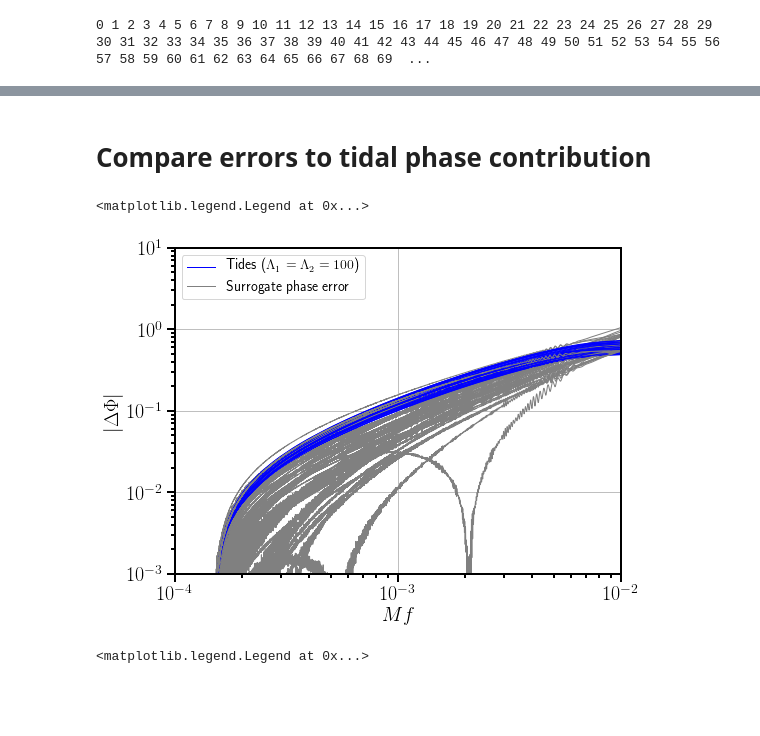
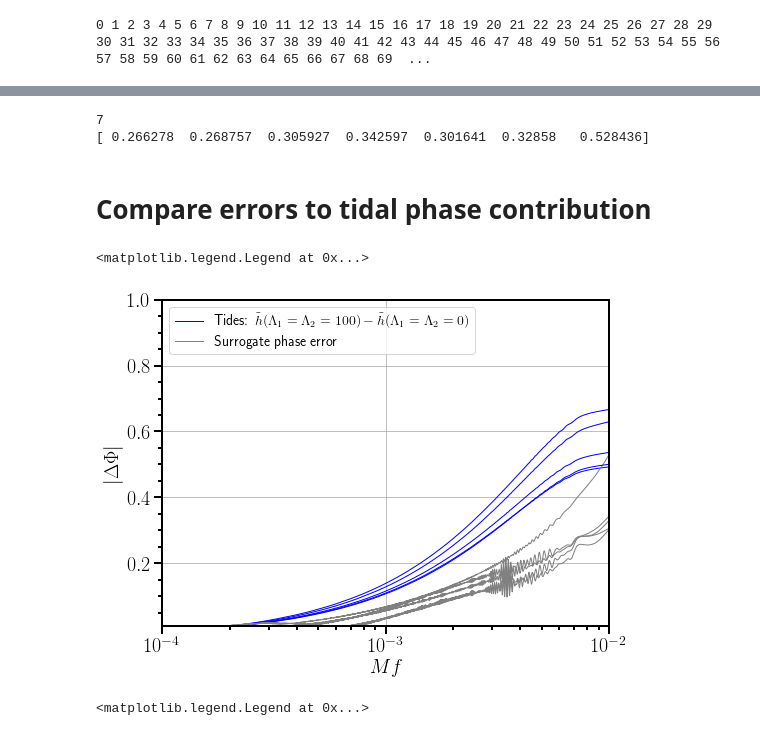
Before and after one commit to benjaminlackey/gpsurrogate, a Jupyter notebook: notebooks/MismatchAmpPhaseErrors.ipynb, the cells around one changed output, grey strips where cells are left out. Drawn from its saved outputs; the diff is of its cells as text; code cells hidden in the pictures; blank space fills up the shorter version.

```diff
--- a/notebooks/MismatchAmpPhaseErrors.ipynb
+++ b/notebooks/MismatchAmpPhaseErrors.ipynb
@@ -74,6 +98,8 @@ dphase_gp_filename = '../data/phase_gp_join_p00015.hdf5'
 sur = surrogate.GPSurrogate.load(Bamp_filename, Bphase_filename, damp_gp_filename, dphase_gp_filename)
 # %%
-testset_rand = ws.HDF5WaveformSet('../data/h_test_set_rand_p00015_n1000.hdf5')
+# testset_rand = ws.HDF5WaveformSet('../data/h_test_set_rand_p00015_n1000.hdf5')
+# dtestset_rand = ws.HDF5WaveformSet('../data/dh_test_set_rand_p00015_n1000.hdf5')
+testset_rand = ws.HDF5WaveformSet('../data/h_test_set2_rand_p00015_n1000.hdf5')
 #testset_uni = ws.HDF5WaveformSet('../data/h_test_set_uniform_p00015.hdf5')
 # %%
 i = 99
@@ -457,12 +483,12 @@ ax2.legend(loc='upper left', frameon=False)
 # %%
 labels = [r'$q$', r'$S_{1z}$', r'$S_{2z}$', r'$\Lambda_1$', r'$\Lambda_2$']
-params = params_rand
+params = np.array(params_rand)
 
 error = np.array(amp_err)
 #print len(error[error>=0.1])
 fig, ax = diagnostics.error_2d_triangle_plot(params, error, labels, threshold=None, figsize=(10, 10))
 
-error = phase_err
+error = np.array(phase_err)
 #print len(error[error>=1.0])
 fig, ax = diagnostics.error_2d_triangle_plot(params, error, labels, threshold=None, figsize=(10, 10))
 # %% [output]
@@ -470,0 +497,14 @@ fig, ax = diagnostics.error_2d_triangle_plot(params, error, labels, threshold=No
+# %%
+error = np.array(phase_err)
+i_above_thresh = np.where(error>=0.25)[0]
+new_params = params[i_above_thresh]
+new_errors = error[i_above_thresh]
+
+new_h_list = [testset_rand[i] for i in i_above_thresh]
+new_dh_list = [dtestset_rand[i] for i in i_above_thresh]
+
+print len(new_errors)
+print new_errors
+# %% [output]
+7
+[ 0.266278  0.268757  0.305927  0.342597  0.301641  0.32858   0.528436]
@@ -479,7 +536,7 @@ fig, ax = plt.subplots(figsize=(8, 6))
 
 j = 0
 #for i in range(0, len(testset_rand), 10):
-for i in phase_error_indices_sorted_decrease[:50]:
+for i in phase_error_indices_sorted_decrease[:5]:
     hrand = testset_rand[i]
     params = testset_rand.get_waveform(i, data='parameters')
     hsur = sur.geometric_waveform(params)
@@ -487,37 +544,39 @@ for i in phase_error_indices_sorted_decrease[:50]:
     mfs = hsur.x
     error = np.abs(hsur.phase-hrand.phase)
 
     params_lam0 = np.array([params[0], params[1], params[2], 0., 0.])
     hsur_lam0 = sur.geometric_waveform(params_lam0)
 
     params_lam = np.array([params[0], params[1], params[2], lam, lam])
     hsur_lam = sur.geometric_waveform(params_lam)
 
     tidal_effect = np.abs(hsur_lam.phase-hsur_lam0.phase)
 
     if j==0:
-        ax.plot(mfs, tidal_effect, ls='-', c='b', lw=1, label='Tides ($\Lambda_1=\Lambda_2=100$)')
+        ax.plot(mfs, tidal_effect, ls='-', c='b', lw=1,
+                label=r'Tides: $\tilde h(\Lambda_1=\Lambda_2=100)-\tilde h(\Lambda_1=\Lambda_2=0)$')
     else:
         ax.plot(mfs, tidal_effect, ls='-', c='b', lw=1)
 
     if j==0:
         ax.plot(mfs, error, c='gray', lw=1, label='Surrogate phase error')
     else:
         ax.plot(mfs, error, c='gray', lw=1)
 
     j = 1
 
 ax.set_ylabel(r'$|\Delta\Phi|$')
 ax.set_xlabel(r'$Mf$')
 ax.set_xscale('log')
-ax.set_yscale('log')
+#ax.set_yscale('log')
 ax.set_xlim(0.0001, 0.01)
-ax.set_ylim(1.0e-3, 10.)
+ax.set_ylim(1.0e-2, 1.)
+ax.minorticks_on()
 ax.grid()
 ax.legend(loc='upper left')
 # %% [output]
 <matplotlib.legend.Legend at 0x...>
-[figure, old version]
+[figure, new version]
 # %%
 amp_error_indices_sorted_decrease = np.flip(np.argsort(np.array(amp_err)), 0)
 
```
Also changed, not shown: parts of 13 cells of this notebook, 5 other files.
